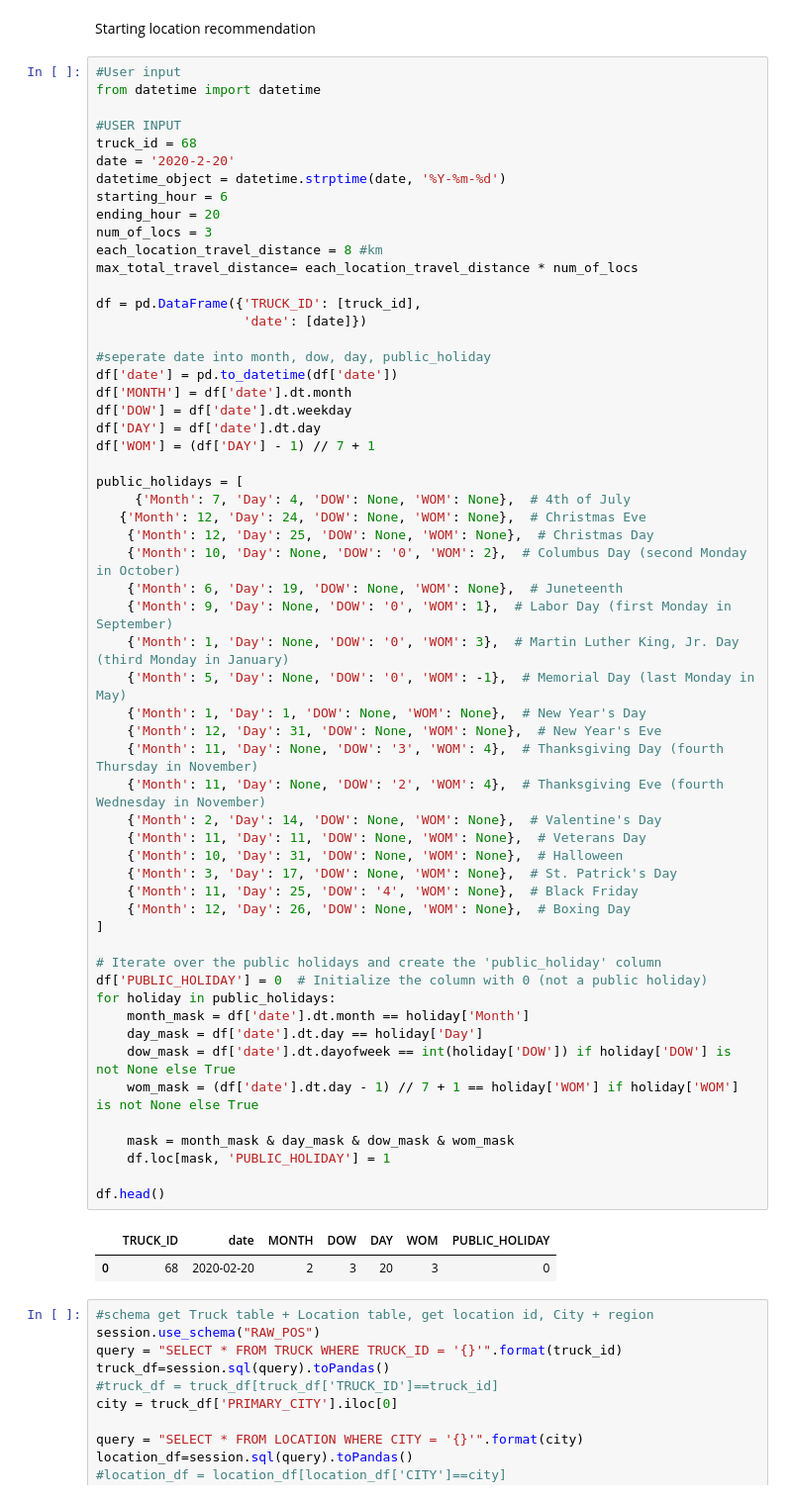
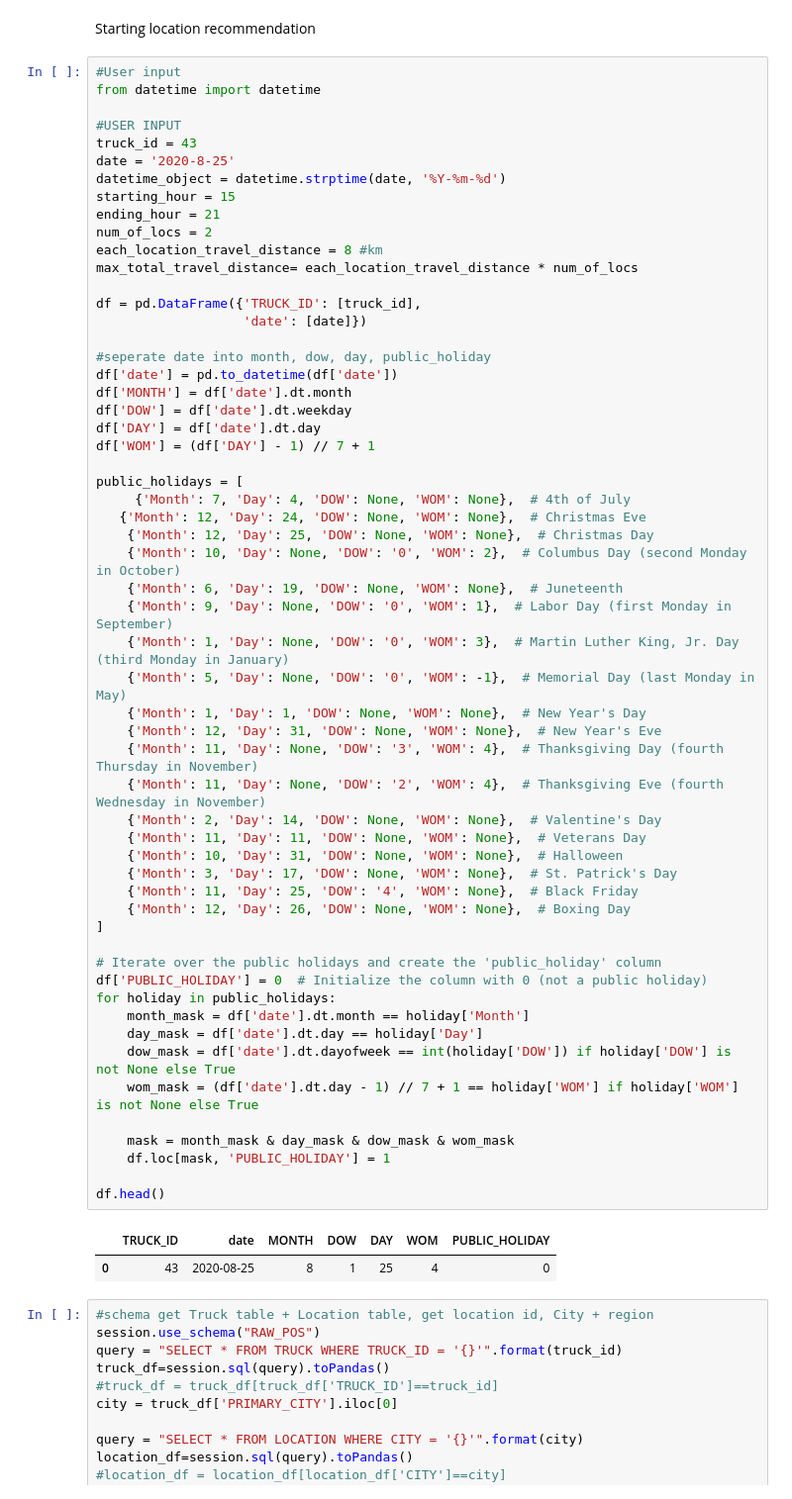
Before and after one commit to jkyxd/ICP_Group3, a Jupyter notebook: Testing File.ipynb, the cells around one changed output. Shown at 99% size. Saved outputs shown, nothing was run; the diff lists cells and outputs as text.

```diff
--- a/Testing File.ipynb
+++ b/Testing File.ipynb
@@ -210,12 +210,12 @@ Starting location recommendation
 from datetime import datetime
 
 #USER INPUT
-truck_id = 68
-date = '2020-2-20'
+truck_id = 43
+date = '2020-8-25'
 datetime_object = datetime.strptime(date, '%Y-%m-%d')
-starting_hour = 6
-ending_hour = 20
-num_of_locs = 3
+starting_hour = 15
+ending_hour = 21
+num_of_locs = 2
 each_location_travel_distance = 8 #km
 max_total_travel_distance= each_location_travel_distance * num_of_locs
 
@@ -237,34 +237,34 @@ public_holidays = [
     {'Month': 6, 'Day': 19, 'DOW': None, 'WOM': None},  # Juneteenth
     {'Month': 9, 'Day': None, 'DOW': '0', 'WOM': 1},  # Labor Day (first Monday in September)
     {'Month': 1, 'Day': None, 'DOW': '0', 'WOM': 3},  # Martin Luther King, Jr. Day (third Monday in January)
     {'Month': 5, 'Day': None, 'DOW': '0', 'WOM': -1},  # Memorial Day (last Monday in May)
     {'Month': 1, 'Day': 1, 'DOW': None, 'WOM': None},  # New Year's Day
     {'Month': 12, 'Day': 31, 'DOW': None, 'WOM': None},  # New Year's Eve
     {'Month': 11, 'Day': None, 'DOW': '3', 'WOM': 4},  # Thanksgiving Day (fourth Thursday in November)
     {'Month': 11, 'Day': None, 'DOW': '2', 'WOM': 4},  # Thanksgiving Eve (fourth Wednesday in November)
     {'Month': 2, 'Day': 14, 'DOW': None, 'WOM': None},  # Valentine's Day
     {'Month': 11, 'Day': 11, 'DOW': None, 'WOM': None},  # Veterans Day
     {'Month': 10, 'Day': 31, 'DOW': None, 'WOM': None},  # Halloween
     {'Month': 3, 'Day': 17, 'DOW': None, 'WOM': None},  # St. Patrick's Day
     {'Month': 11, 'Day': 25, 'DOW': '4', 'WOM': None},  # Black Friday
     {'Month': 12, 'Day': 26, 'DOW': None, 'WOM': None},  # Boxing Day
 ]
 
 # Iterate over the public holidays and create the 'public_holiday' column
 df['PUBLIC_HOLIDAY'] = 0  # Initialize the column with 0 (not a public holiday)
 for holiday in public_holidays:
     month_mask = df['date'].dt.month == holiday['Month']
     day_mask = df['date'].dt.day == holiday['Day']
     dow_mask = df['date'].dt.dayofweek == int(holiday['DOW']) if holiday['DOW'] is not None else True
     wom_mask = (df['date'].dt.day - 1) // 7 + 1 == holiday['WOM'] if holiday['WOM'] is not None else True
 
     mask = month_mask & day_mask & dow_mask & wom_mask
     df.loc[mask, 'PUBLIC_HOLIDAY'] = 1
 
 df.head()
 # %% [output]
 |  | TRUCK_ID | date | MONTH | DOW | DAY | WOM | PUBLIC_HOLIDAY |
-| 0 | 68 | 2020-02-20 | 2 | 3 | 20 | 3 | 0 |
+| 0 | 43 | 2020-08-25 | 8 | 1 | 25 | 4 | 0 |
 # %%
 #schema get Truck table + Location table, get location id, City + region
 session.use_schema("RAW_POS")
```
Also changed, not shown: parts of 17 cells of this notebook.
